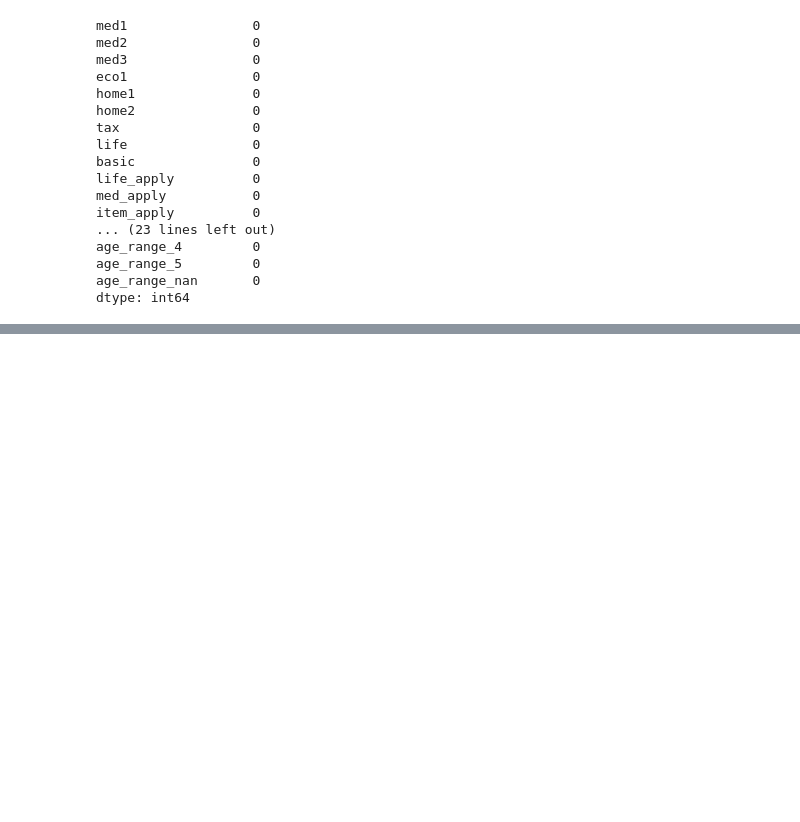
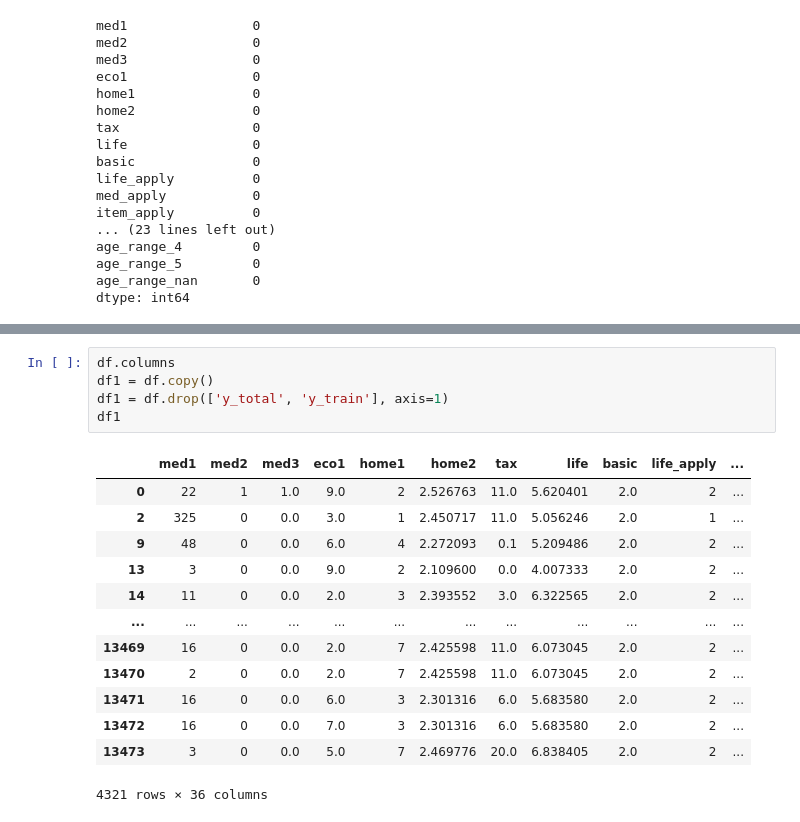
Before and after one commit to jihun5/it_jupyter, a Jupyter notebook: 여러가지/세미프로잭트진행(3).ipynb, the cells around one changed output, grey strips where cells are left out. Drawn from its saved outputs; the diff is of its cells as text; blank space fills up the shorter version.

```diff
--- a/여러가지/세미프로잭트진행(3).ipynb
+++ b/여러가지/세미프로잭트진행(3).ipynb
@@ -1078,0 +1136,19 @@ df[a][35]      1.6843      1.225      1.375      0.169      -0.717       4.086
+# %%
+df.columns
+df1 = df.copy()
+df1 = df.drop(['y_total', 'y_train'], axis=1)
+df1
+# %% [output]
+|  | med1 | med2 | med3 | eco1 | home1 | home2 | tax | life | basic | life_apply | ... |
+| 0 | 22 | 1 | 1.0 | 9.0 | 2 | 2.526763 | 11.0 | 5.620401 | 2.0 | 2 | ... |
+| 2 | 325 | 0 | 0.0 | 3.0 | 1 | 2.450717 | 11.0 | 5.056246 | 2.0 | 1 | ... |
+| 9 | 48 | 0 | 0.0 | 6.0 | 4 | 2.272093 | 0.1 | 5.209486 | 2.0 | 2 | ... |
+| 13 | 3 | 0 | 0.0 | 9.0 | 2 | 2.109600 | 0.0 | 4.007333 | 2.0 | 2 | ... |
+| 14 | 11 | 0 | 0.0 | 2.0 | 3 | 2.393552 | 3.0 | 6.322565 | 2.0 | 2 | ... |
+| ... | ... | ... | ... | ... | ... | ... | ... | ... | ... | ... | ... |
+| 13469 | 16 | 0 | 0.0 | 2.0 | 7 | 2.425598 | 11.0 | 6.073045 | 2.0 | 2 | ... |
+| 13470 | 2 | 0 | 0.0 | 2.0 | 7 | 2.425598 | 11.0 | 6.073045 | 2.0 | 2 | ... |
+| 13471 | 16 | 0 | 0.0 | 6.0 | 3 | 2.301316 | 6.0 | 5.683580 | 2.0 | 2 | ... |
+| 13472 | 16 | 0 | 0.0 | 7.0 | 3 | 2.301316 | 6.0 | 5.683580 | 2.0 | 2 | ... |
+| 13473 | 3 | 0 | 0.0 | 5.0 | 7 | 2.469776 | 20.0 | 6.838405 | 2.0 | 2 | ... |
+4321 rows × 36 columns
```
Also changed, not shown: parts of 13 cells of this notebook, 3 other files.
